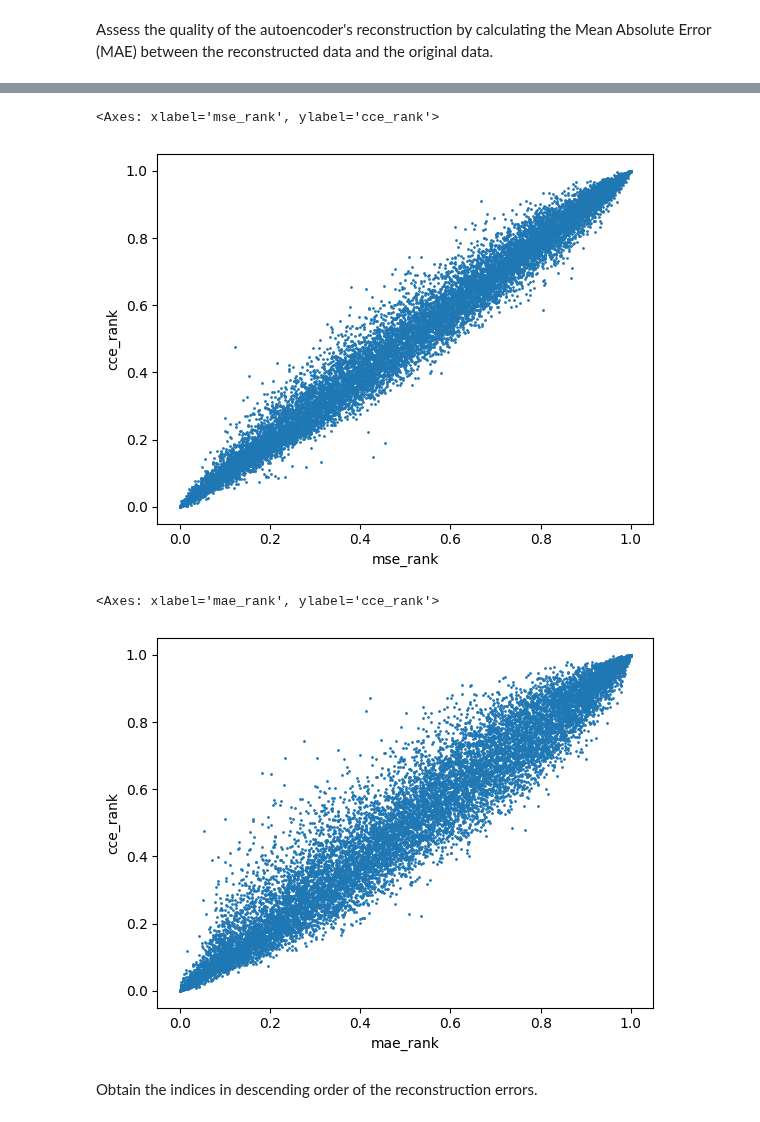
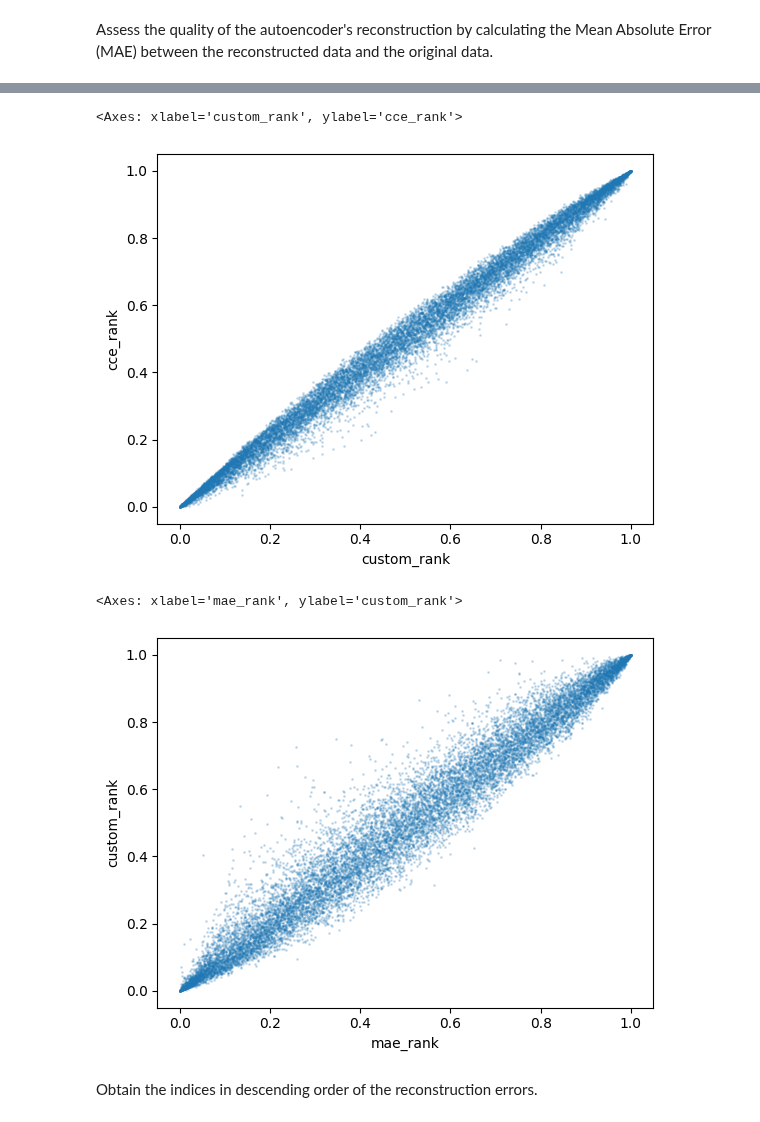
Before and after one commit to kohathyli/Autoencoders_Census, a Jupyter notebook: find_outliers.ipynb, the cells around one changed output, grey strips where cells are left out. Saved outputs shown, nothing was run; the diff lists cells and outputs as text; code cells hidden in the pictures.

```diff
--- a/find_outliers.ipynb
+++ b/find_outliers.ipynb
@@ -108,10 +95,10 @@ import gcsfs
 
 
 # Define the path to the file on GCS
-gcs_model_path = "gs://autoencoder_census_models/best_parameters_autoencoder.h5"
+gcs_model_path = "gs://autoencoder_census_models/best_parameters_autoencoder.keras"
 
 # Define the local path where the model will be downloaded
-local_model_path = "best_parameters_autoencoder.h5"
+local_model_path = "best_parameters_autoencoder.keras"
 
 # Create a GCS filesystem object using your project ID
 fs = gcsfs.GCSFileSystem(project='autoencoder-census')
@@ -122,15 +109,7 @@ with fs.open(gcs_model_path, 'rb') as gcs_file:
         local_file.write(gcs_file.read())
 
 
-# Initialize AutoencoderModel with attribute_cardinalities
-# to use the custom loss function
-attr_cardinalities = list(project_data.describe().T['unique'].values)
-autoencoder_model = AutoencoderModel(attr_cardinalities)
-
-
-# Load the model from the local file
-with custom_object_scope({'custom_categorical_crossentropy': autoencoder_model.custom_categorical_crossentropy}):
-  model = load_model(local_model_path)
+model = load_model(local_model_path)
 # %% [markdown]
 ## Examine Training Output Statistics
 # %% [markdown]
@@ -176,5 +124,9 @@ vectorized_df
+# %%
+attr_cardinalities = list(project_data.describe().T['unique'].values)
+ccce = CustomCategoricalCrossentropy(attribute_cardinalities=attr_cardinalities)
 # %%
 # compute the error between the reconstructed data and the original data
+custom_loss = ccce.call(vectorized_df.to_numpy(),predicted.to_numpy())
 mae_loss = tf.losses.mae(vectorized_df,predicted)
 mse_loss = tf.losses.mse(vectorized_df,predicted)
 cce_loss = tf.losses.categorical_crossentropy(vectorized_df,predicted)
@@ -245,5 +133,7 @@ plt.show()
 # %%
 errors = pd.DataFrame()
+errors['custom_error'] = custom_loss
+errors['custom_rank'] = errors['custom_error'].rank(pct=True)
 errors['mae_error'] = mae_loss
 errors['mae_rank'] = errors['mae_error'].rank(pct=True)
 errors['mse_error'] = mse_loss
@@ -251,5 +141,5 @@ errors['mse_rank'] = errors['mse_error'].rank(pct=True)
 errors['cce_error'] = cce_loss
 errors['cce_rank'] = errors['cce_error'].rank(pct=True)
 
-errors['error_rank'] = (errors['cce_rank'] + errors['mse_rank'] + errors['mae_rank']) / 3
+errors['error_rank'] = (errors['custom_rank'] + errors['cce_rank'] + errors['mse_rank'] + errors['mae_rank']) / 4
 # %%
@@ -260,13 +150,13 @@ errors.plot(kind='scatter', x='mae_rank', y='mse_rank', s=1)
 # %%
-errors.plot(kind='scatter', x='mse_rank', y='cce_rank', s=1)
+errors.plot(kind='scatter', x='custom_rank', y='cce_rank', s=1, alpha=0.2)
 # %% [output]
-<Axes: xlabel='mse_rank', ylabel='cce_rank'>
+<Axes: xlabel='custom_rank', ylabel='cce_rank'>
-[figure, old version]
+[figure, new version]
 # %%
-errors.plot(kind='scatter', x='mae_rank', y='cce_rank', s=1)
+errors.plot(kind='scatter', x='mae_rank', y='custom_rank', s=1, alpha=0.2)
 # %% [output]
-<Axes: xlabel='mae_rank', ylabel='cce_rank'>
+<Axes: xlabel='mae_rank', ylabel='custom_rank'>
-[figure, old version]
+[figure, new version]
 # %% [markdown]
 Obtain the indices in descending order of the reconstruction errors.
 # %%
```
Also changed, not shown: parts of 24 cells of this notebook.
